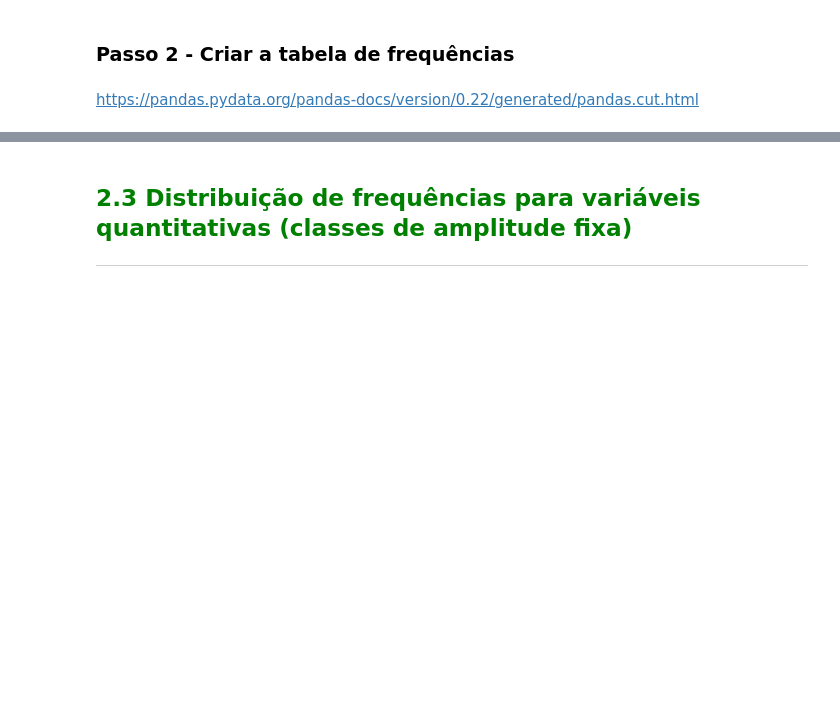
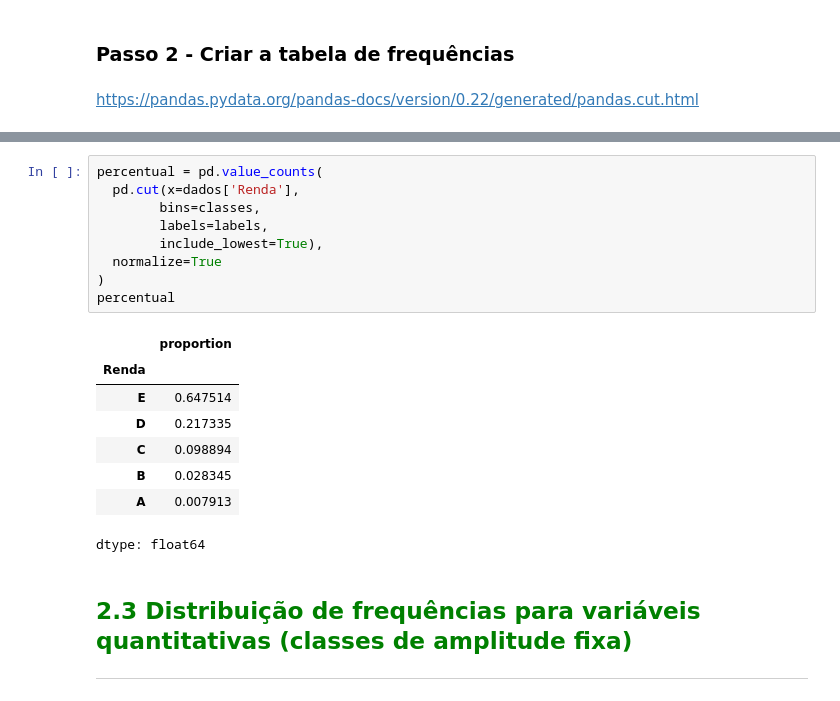
Before and after one commit to carlosclaudinolima/estatistica-python, a Jupyter notebook: frequencias_e_medidas/Curso_de_Estatística_Parte_1.ipynb, the cells around one changed output, grey strips where cells are left out. Drawn from its saved outputs; the diff is of its cells as text; blank space fills up the shorter version.

```diff
--- a/frequencias_e_medidas/Curso_de_Estatística_Parte_1.ipynb
+++ b/frequencias_e_medidas/Curso_de_Estatística_Parte_1.ipynb
@@ -381,6 +386,24 @@ frequencia = pd.value_counts(
 | B | 2178 |
 | A | 608 |
 dtype: int64
+# %%
+percentual = pd.value_counts(
+  pd.cut(x=dados['Renda'],
+        bins=classes,
+        labels=labels,
+        include_lowest=True),
+  normalize=True
+)
+percentual
+# %% [output]
+|  | proportion |
+| Renda |  |
+| E | 0.647514 |
+| D | 0.217335 |
+| C | 0.098894 |
+| B | 0.028345 |
+| A | 0.007913 |
+dtype: float64
 # %% [markdown]
 ## <font color=green>2.3 Distribuição de frequências para variáveis quantitativas (classes de amplitude fixa)</font>
 ***
```
Also changed, not shown: parts of 2 cells of this notebook.
